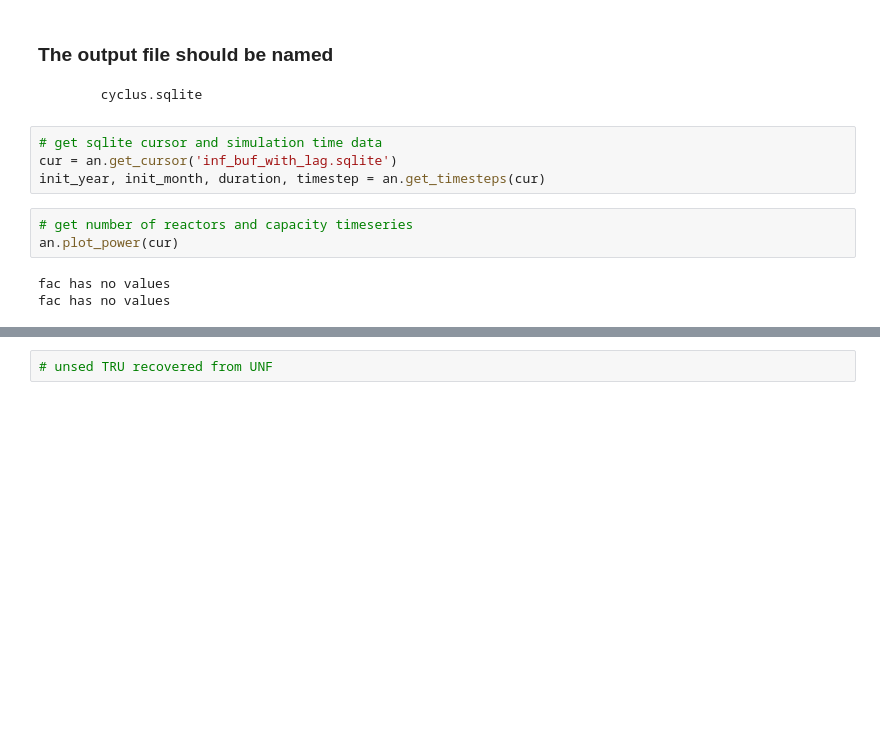
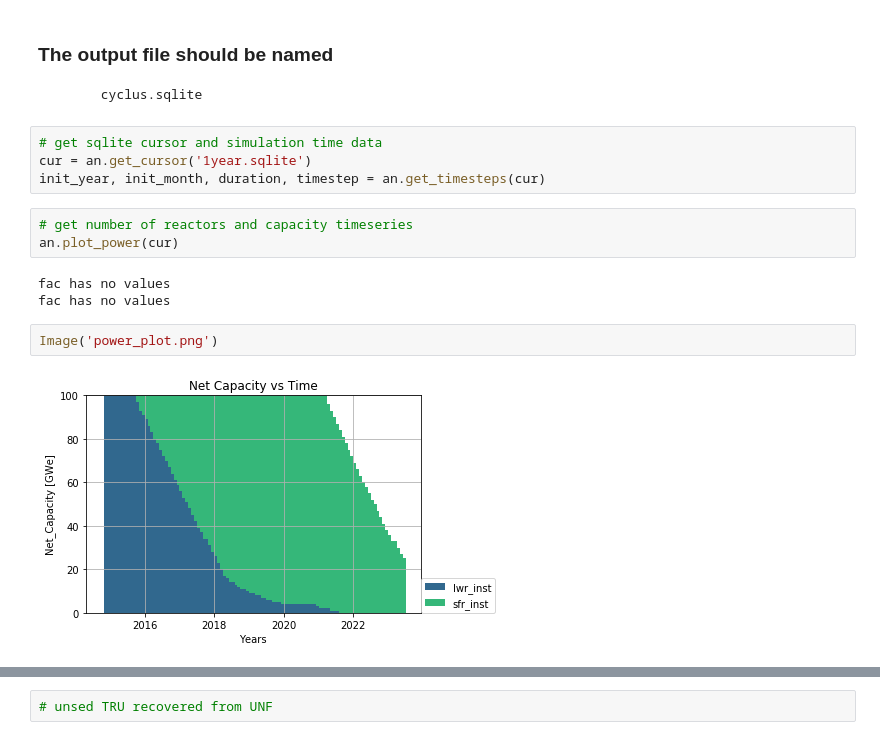
Before and after one commit to jbae11/verification_cyclus, a Jupyter notebook: notebook.ipynb, the cells around one changed output, grey strips where cells are left out. Cells and saved outputs as stored; diff of their text form; blank space fills up the shorter version.

```diff
--- a/notebook.ipynb
+++ b/notebook.ipynb
@@ -40,7 +40,7 @@ Simulation ID: 96bf5b5e-8a57-4599-b508-141a9bf77715
           cyclus.sqlite
 # %%
 # get sqlite cursor and simulation time data
-cur = an.get_cursor('inf_buf_with_lag.sqlite')
+cur = an.get_cursor('1year.sqlite')
 init_year, init_month, duration, timestep = an.get_timesteps(cur)
 # %%
 # get number of reactors and capacity timeseries
@@ -48,3 +48,7 @@ an.plot_power(cur)
 # %% [output]
 fac has no values
 fac has no values
+# %%
+Image('power_plot.png')
+# %% [output]
+[figure, added]
```
Also changed, not shown: parts of 11 cells of this notebook, 1 other file.
